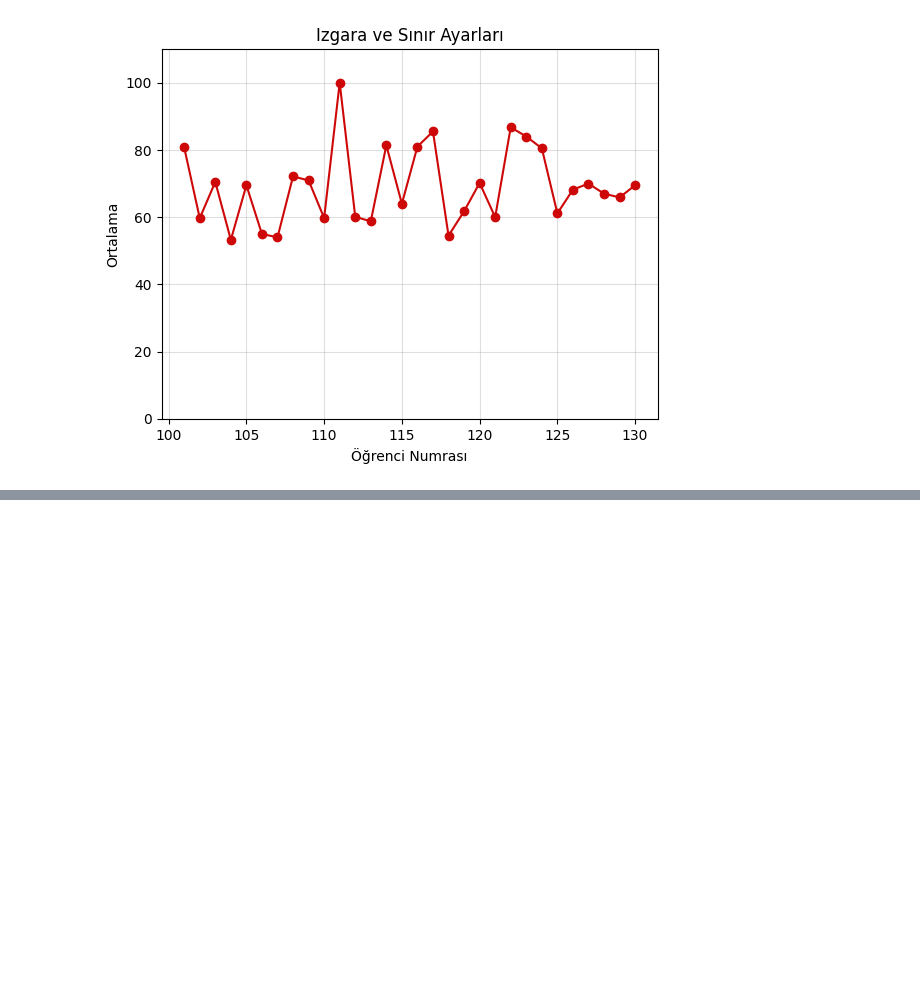
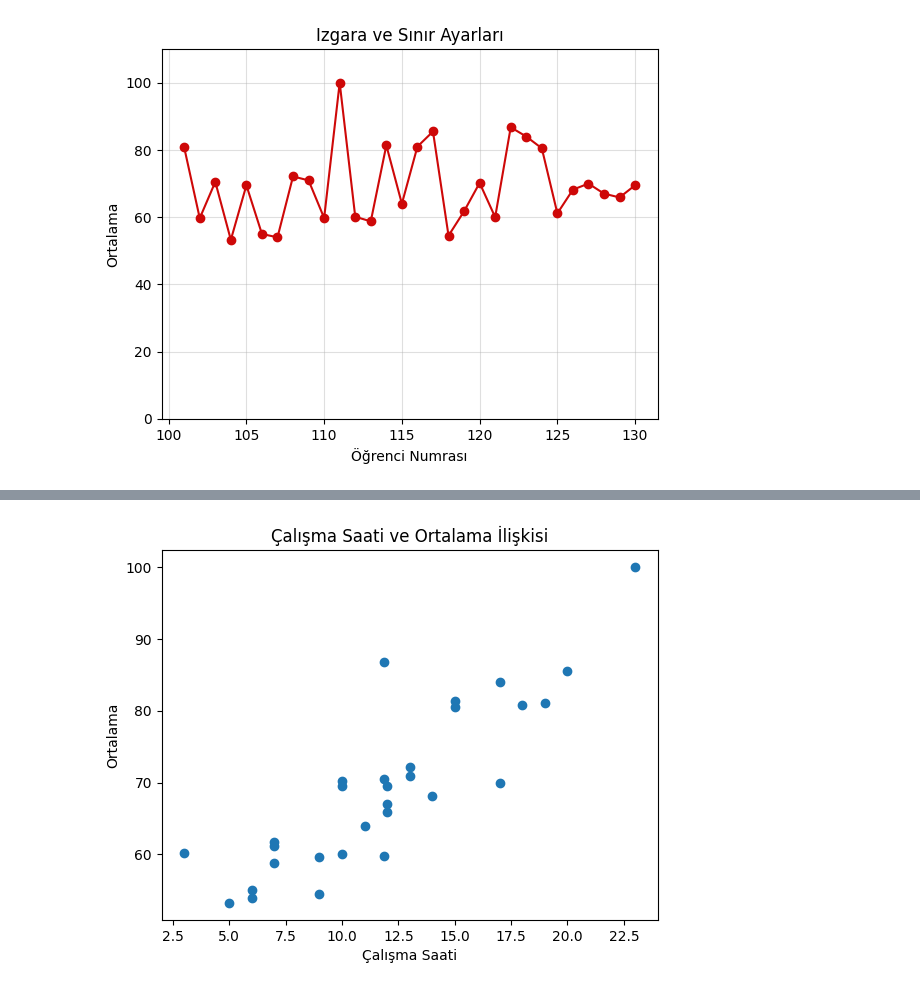
Before and after one commit to europecodingschool/ECS---VB---YZ---08.26, a Jupyter notebook: VB_YZ_Ders_6_.ipynb, the cells around one changed output, grey strips where cells are left out. Drawn from its saved outputs; the diff is of its cells as text; code cells hidden in the pictures; blank space fills up the shorter version.

```diff
--- a/VB_YZ_Ders_6_.ipynb
+++ b/VB_YZ_Ders_6_.ipynb
@@ -446,0 +469,8 @@ plt.show()
+# %%
+plt.scatter(df["calisma_saati"], df["ortalama"]) # türkçesi saçılım grafiği
+plt.title("Çalışma Saati ve Ortalama İlişkisi")
+plt.xlabel("Çalışma Saati")
+plt.ylabel("Ortalama")
+plt.show()
+# %% [output]
+[figure, added]
```
Also changed, not shown: parts of 11 cells of this notebook.
